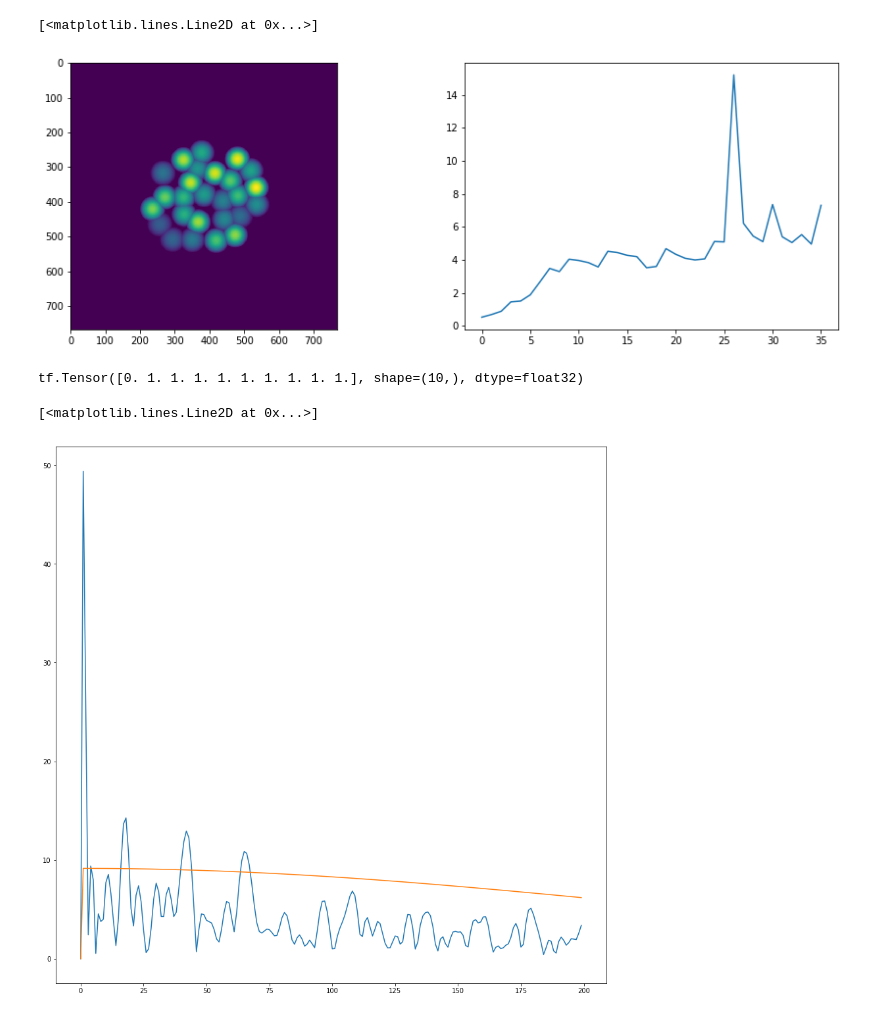
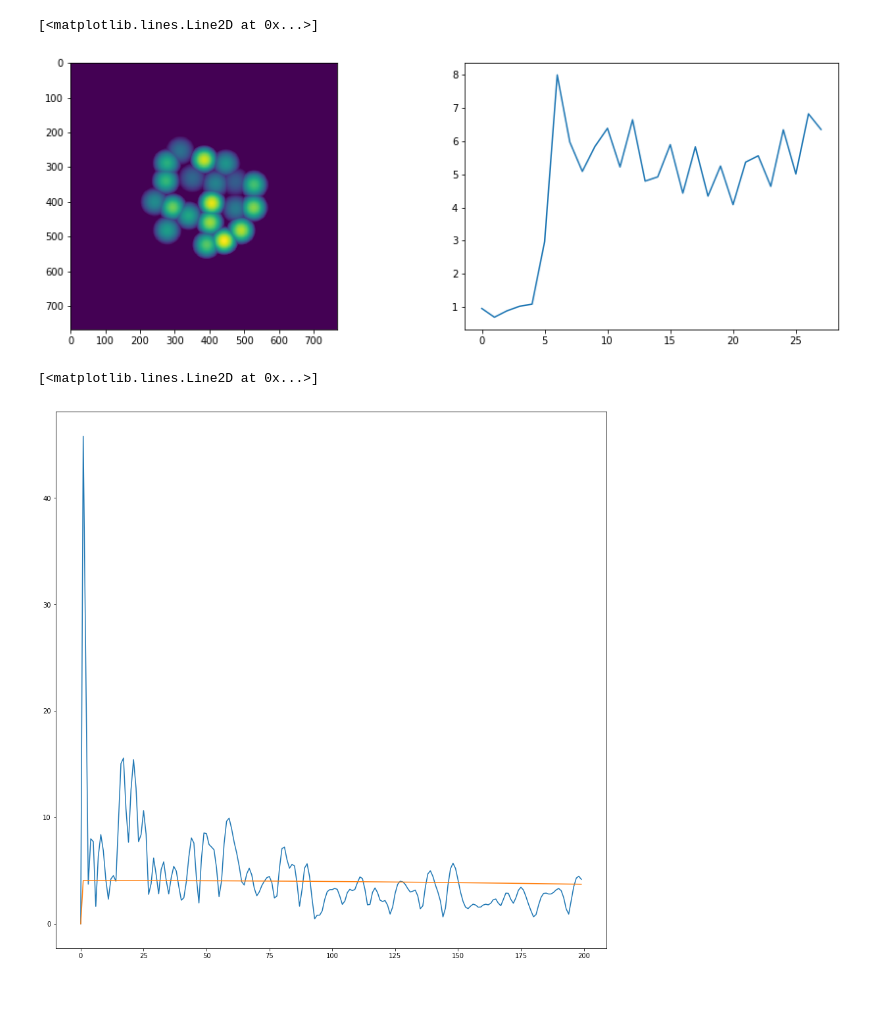
Before and after one commit to antipa/Randoscope_dev, a Jupyter notebook: RandoscopeXCorrMinTF-RadiusLearning.ipynb, the cells around one changed output. Cells and saved outputs as stored; diff of their text form; code cells hidden in the pictures.

```diff
--- a/RandoscopeXCorrMinTF-RadiusLearning.ipynb
+++ b/RandoscopeXCorrMinTF-RadiusLearning.ipynb
@@ -250,35 +231,35 @@ plt.plot(dc_mask)
 #with tf.device("/gpu:0"):
 #    zstack=model(0)
 #end = time.time()
 #print(end - start)
 #with tf.device("/cpu:0"):
-model = Model()
+model = Model(zsampling = 'fixed')
 Rmat=model(0)
 R_init = Rmat
 Tinit,_=make_lenslet_tf(model)
 
 xinit = tf.Variable(tf.zeros(model.Nlenslets))
 tf.assign(xinit, model.xpos)
 
 
 yinit = tf.Variable(tf.zeros(model.Nlenslets))
 tf.assign(yinit, model.ypos)
 
 rinit = tf.Variable(tf.zeros(model.Nlenslets))
 tf.assign(rinit, model.rlist)
 
 offsetinit = tf.Variable(tf.zeros(model.Nlenslets))
 tf.assign(offsetinit, model.lenslet_offset)
 
 
 fig=plt.figure(figsize=(15,5))
 plt.subplot(1,2,1)
 plt.imshow(Tinit.numpy())
 plt.subplot(1,2,2)
 plt.plot(R_init.numpy())
 # %% [output]
 [<matplotlib.lines.Line2D at 0x...>]
-[figure, old version]
+[figure, new version]
 # %%
 # dc_mask = np.ones_like(model.target_F.numpy())  #Mask for DC. Set to zero anywhere we want to ignore loss computation of power spectrum
 # dc_mask[:2,:2] = 0
@@ -291,9 +272,7 @@ plt.plot(R_init.numpy())
 # plt.colorbar()
 # %%
 #model.load_weights("C:\\Users\\herbtipa\\lenslets_one_per_depth")
-print(model.dc_mask[-1,:10])
+#print(model.dc_mask[-1,:10])
-# %% [output]
-tf.Tensor([0. 1. 1. 1. 1. 1. 1. 1. 1. 1.], shape=(10,), dtype=float32)
 # %%
 fig = plt.figure(figsize=(15,15))
 T,aper=make_lenslet_tf(model)
@@ -316,7 +295,7 @@ plt.plot((model.dc_mask * model.target_F)[-1,:200].numpy())
 #     plt.pause(.5)
 # %% [output]
 [<matplotlib.lines.Line2D at 0x...>]
-[figure, old version]
+[figure, new version]
 # %%
 
 T,aper=make_lenslet_tf(model)
```
Also changed, not shown: parts of 10 cells of this notebook.
